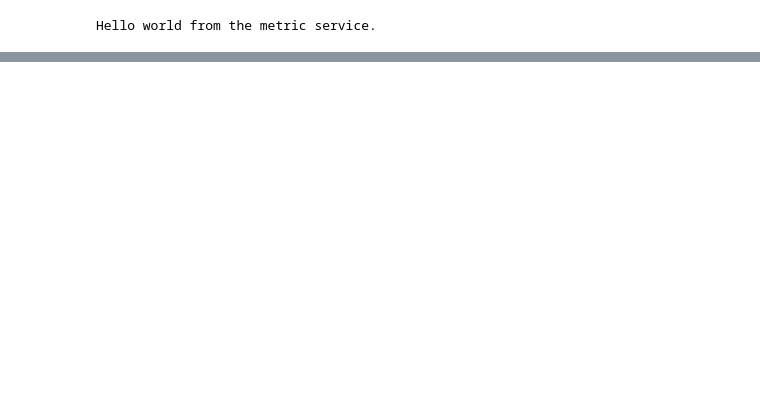
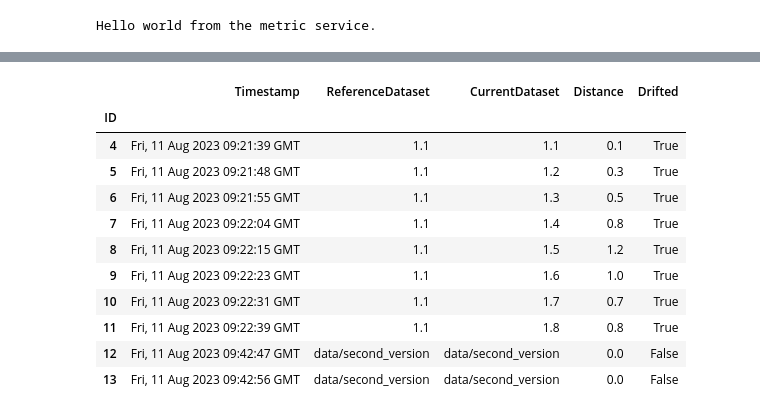
Before and after one commit to fuzzylabs/MindGPT, a Jupyter notebook: notebook/monitoring_notebook.ipynb, the cells around one changed output, grey strips where cells are left out. Cells and saved outputs as stored; diff of their text form; code cells hidden in the pictures; blank space fills up the shorter version.

```diff
--- a/notebook/monitoring_notebook.ipynb
+++ b/notebook/monitoring_notebook.ipynb
@@ -19,0 +103,17 @@ readability_data = response.text
+# %%
+embedding_drift_df = pd.DataFrame(embedding_drift_data, columns=["ID", "Timestamp", "ReferenceDataset", "CurrentDataset", "Distance", "Drifted"])
+embedding_drift_df.set_index('ID', inplace=True)
+embedding_drift_df
+# %% [output]
+|  | Timestamp | ReferenceDataset | CurrentDataset | Distance | Drifted |
+| ID |  |  |  |  |  |
+| 4 | Fri, 11 Aug 2023 09:21:39 GMT | 1.1 | 1.1 | 0.1 | True |
+| 5 | Fri, 11 Aug 2023 09:21:48 GMT | 1.1 | 1.2 | 0.3 | True |
+| 6 | Fri, 11 Aug 2023 09:21:55 GMT | 1.1 | 1.3 | 0.5 | True |
+| 7 | Fri, 11 Aug 2023 09:22:04 GMT | 1.1 | 1.4 | 0.8 | True |
+| 8 | Fri, 11 Aug 2023 09:22:15 GMT | 1.1 | 1.5 | 1.2 | True |
+| 9 | Fri, 11 Aug 2023 09:22:23 GMT | 1.1 | 1.6 | 1.0 | True |
+| 10 | Fri, 11 Aug 2023 09:22:31 GMT | 1.1 | 1.7 | 0.7 | True |
+| 11 | Fri, 11 Aug 2023 09:22:39 GMT | 1.1 | 1.8 | 0.8 | True |
+| 12 | Fri, 11 Aug 2023 09:42:47 GMT | data/second_version | data/second_version | 0.0 | False |
+| 13 | Fri, 11 Aug 2023 09:42:56 GMT | data/second_version | data/second_version | 0.0 | False |
```
Also changed, not shown: parts of 17 cells of this notebook.
